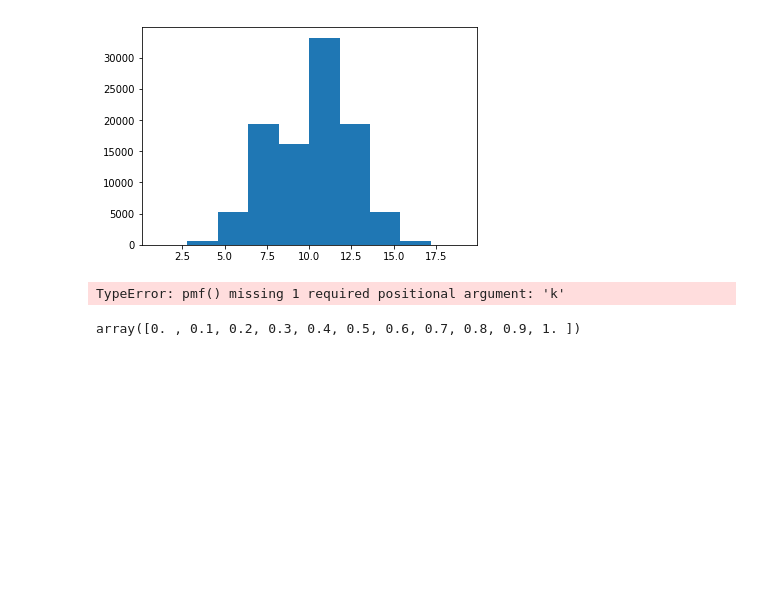
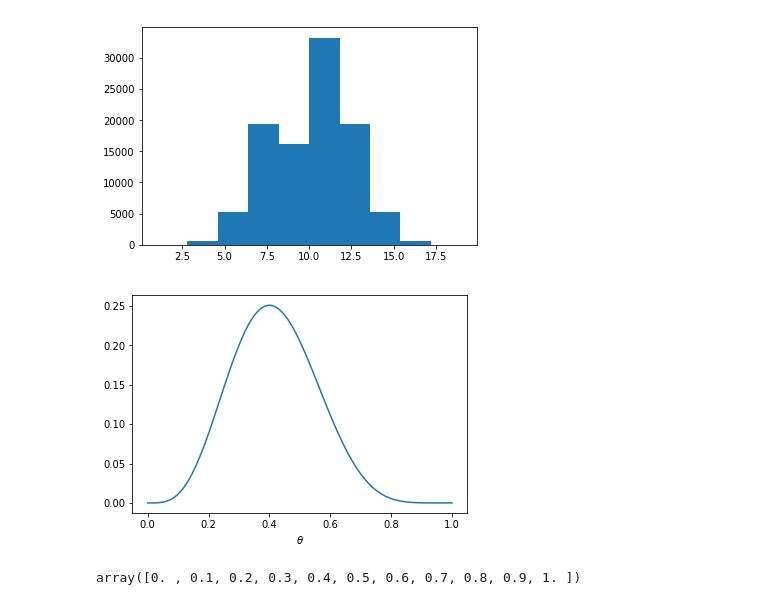
Before and after one commit to jsdiazpo/Bayesian-Digressions, a Jupyter notebook: Bayesian_Basics.ipynb, the cells around one changed output. Drawn from its saved outputs; the diff is of its cells as text; code cells hidden in the pictures; blank space fills up the shorter version.

```diff
--- a/Bayesian_Basics.ipynb
+++ b/Bayesian_Basics.ipynb
@@ -54,11 +55,16 @@ def posterior(theta, y):
 plt.hist(np.random.binomial(n=20, p=0.5, size=100000));
 # %% [output]
 [figure]
+# %%
+def f(theta, n, k):
+    # binomial pmf
+    return comb(n, k) * theta**k * (1-theta)**(n-k)
 # %%
-theta = np.arange(11)/10
-plt.plot(theta, binom.pmf(x=[10], n=4, p=theta));#, 'ro', label='binomial distribution')
+theta = np.arange(101)/100
+plt.plot(theta, f(theta, n=10, k=4));#, 'ro', label='binomial distribution')
+plt.xlabel('$\\theta$');
 # %% [output]
-TypeError: pmf() missing 1 required positional argument: 'k'
+[figure, added]
 # %%
 y
 # %% [output]
```
Also changed, not shown: parts of 1 cell of this notebook.
